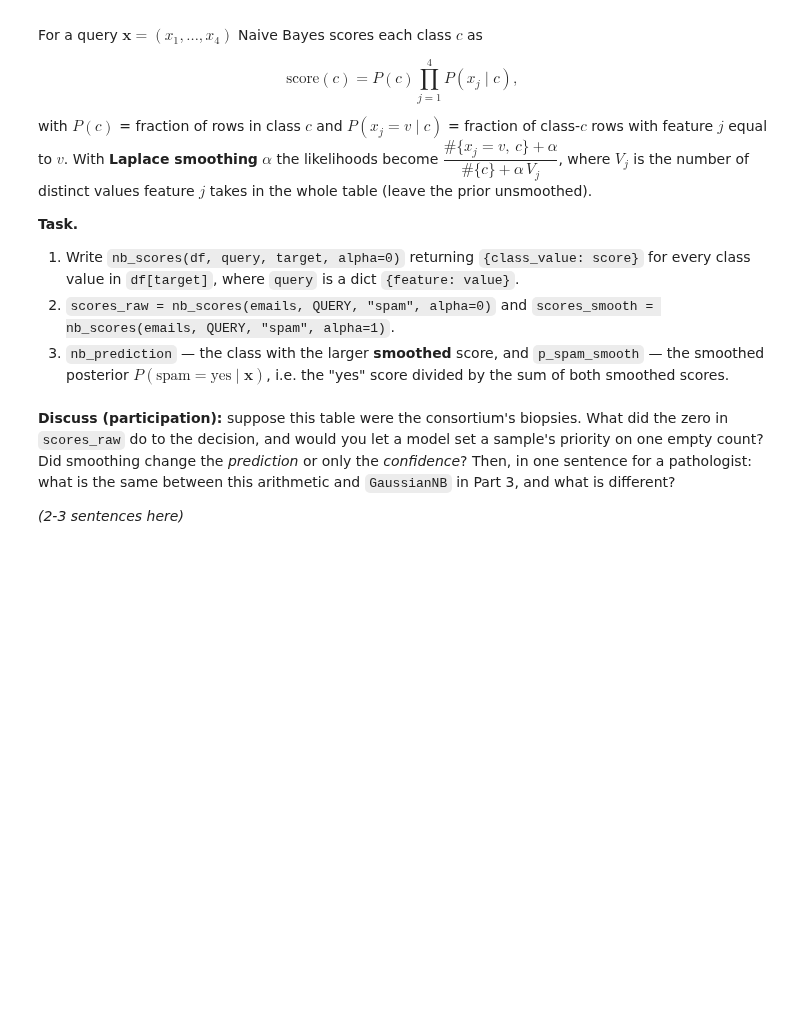
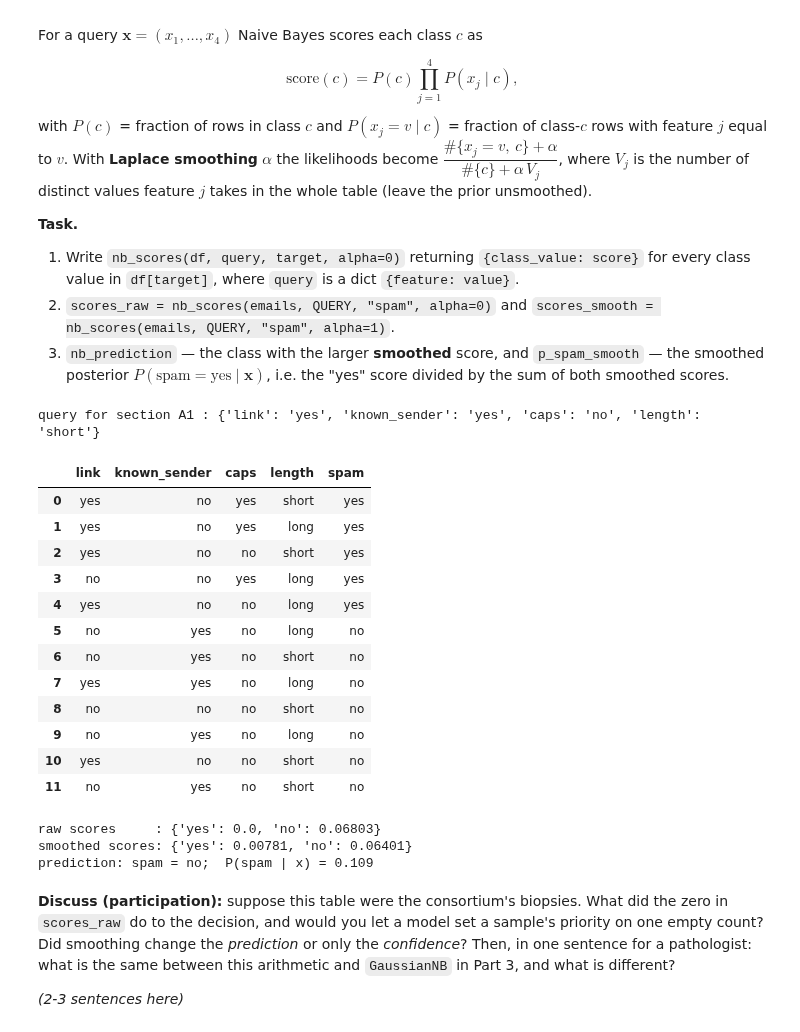
Before and after one commit to KNhae/DS701-Materials-FA26, a Jupyter notebook: class_activity_notebooks/09-InClass-Exercise-kNN-NB-A1/09-InClass-Exercise-kNN-NB-A1.ipynb, the cells around one changed output. Drawn from its saved outputs; the diff is of its cells as text; code cells hidden in the pictures; blank space fills up the shorter version.

```diff
--- a/class_activity_notebooks/09-InClass-Exercise-kNN-NB-A1/09-InClass-Exercise-kNN-NB-A1.ipynb
+++ b/class_activity_notebooks/09-InClass-Exercise-kNN-NB-A1/09-InClass-Exercise-kNN-NB-A1.ipynb
@@ -297,31 +355,56 @@ distinct values feature $j$ takes in the whole table (leave the prior unsmoothed
 # %%
 emails = pd.DataFrame({
     "link":         ["yes", "yes", "yes", "no",  "yes", "no",  "no",  "yes", "no",  "no",  "yes", "no"],
     "known_sender": ["no",  "no",  "no",  "no",  "no",  "yes", "yes", "yes", "no",  "yes", "no",  "yes"],
     "caps":         ["yes", "yes", "no",  "yes", "no",  "no",  "no",  "no",  "no",  "no",  "no",  "no"],
     "length":       ["short","long","short","long","long","long","short","long","short","long","short","short"],
     "spam":         ["yes", "yes", "yes", "yes", "yes", "no",  "no",  "no",  "no",  "no",  "no",  "no"],
 })
 QUERY = {"link": "yes", "known_sender": "yes", "caps": "no",  "length": "short"}
 print("query for section", SECTION, ":", QUERY)
 display(emails)
 
 
 def nb_scores(df, query, target, alpha=0):
     """Naive Bayes class scores P(c) * prod_j P(x_j | c) from counts, with Laplace smoothing alpha."""
     scores = {}
-    ...
+    for c in df[target].unique():
+        rows = df[df[target] == c]
+        score = len(rows) / len(df)                      # prior P(c), unsmoothed
+        for feature, value in query.items():
+            count = (rows[feature] == value).sum()
+            n_values = df[feature].nunique()             # V_j, over the whole table
+            score *= (count + alpha) / (len(rows) + alpha * n_values)
+        scores[c] = float(score)
     return scores
 
 
-scores_raw = ...
-scores_smooth = ...
-nb_prediction = ...
-p_spam_smooth = ...
+scores_raw = nb_scores(emails, QUERY, "spam", alpha=0)
+scores_smooth = nb_scores(emails, QUERY, "spam", alpha=1)
+nb_prediction = max(scores_smooth, key=scores_smooth.get)
+p_spam_smooth = scores_smooth["yes"] / sum(scores_smooth.values())
 
 print("raw scores     :", {c: round(v, 5) for c, v in scores_raw.items()})
 print("smoothed scores:", {c: round(v, 5) for c, v in scores_smooth.items()})
 print(f"prediction: spam = {nb_prediction};  P(spam | x) = {p_spam_smooth:.3f}")
+# %% [output]
+query for section A1 : {'link': 'yes', 'known_sender': 'yes', 'caps': 'no', 'length': 'short'}
+|  | link | known_sender | caps | length | spam |
+| 0 | yes | no | yes | short | yes |
+| 1 | yes | no | yes | long | yes |
+| 2 | yes | no | no | short | yes |
+| 3 | no | no | yes | long | yes |
+| 4 | yes | no | no | long | yes |
+| 5 | no | yes | no | long | no |
+| 6 | no | yes | no | short | no |
+| 7 | yes | yes | no | long | no |
+| 8 | no | no | no | short | no |
+| 9 | no | yes | no | long | no |
+| 10 | yes | no | no | short | no |
+| 11 | no | yes | no | short | no |
+raw scores     : {'yes': 0.0, 'no': 0.06803}
+smoothed scores: {'yes': 0.00781, 'no': 0.06401}
+prediction: spam = no;  P(spam | x) = 0.109
 # %% [markdown]
 **Discuss (participation):** suppose this table were the consortium's biopsies. What did
 the zero in `scores_raw` do to the decision, and would you let a model set a sample's
```
Also changed, not shown: parts of 13 cells of this notebook, 1 other file.
